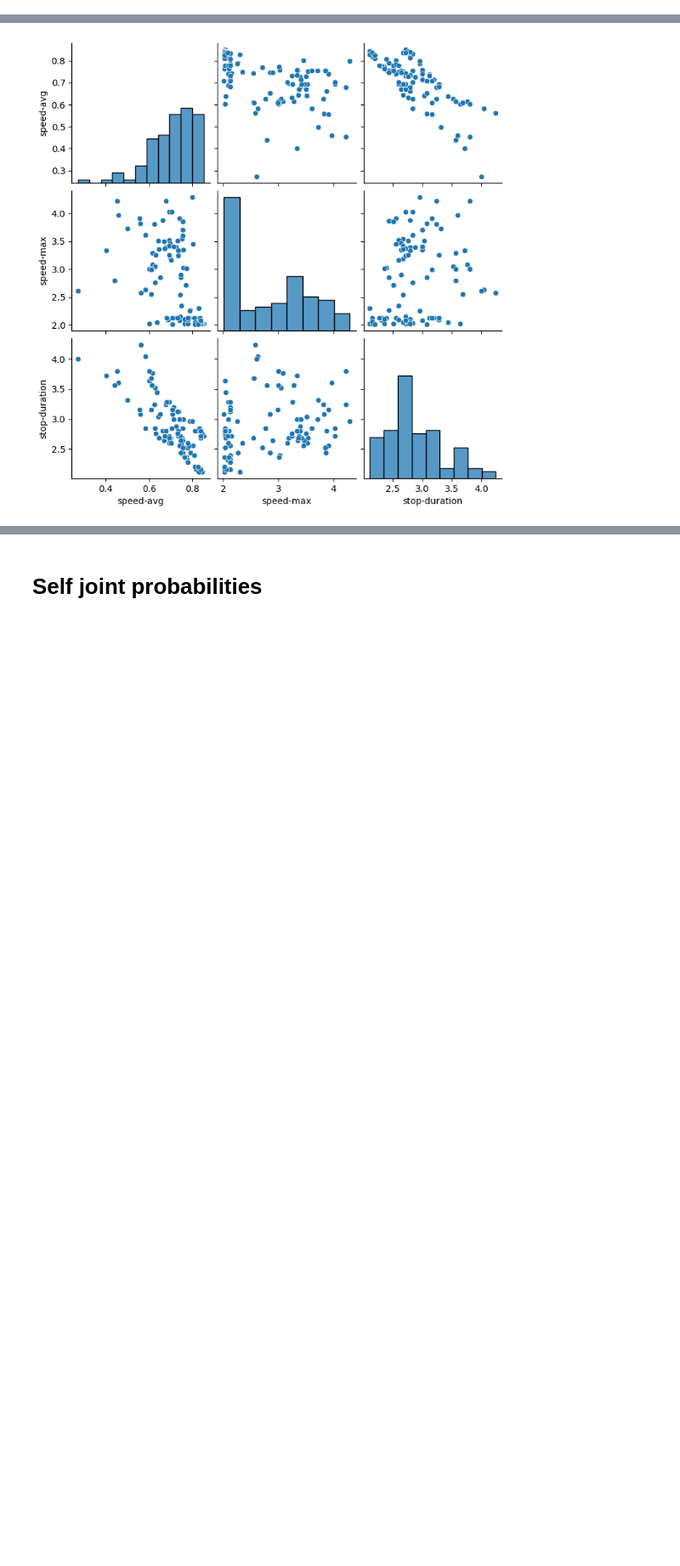
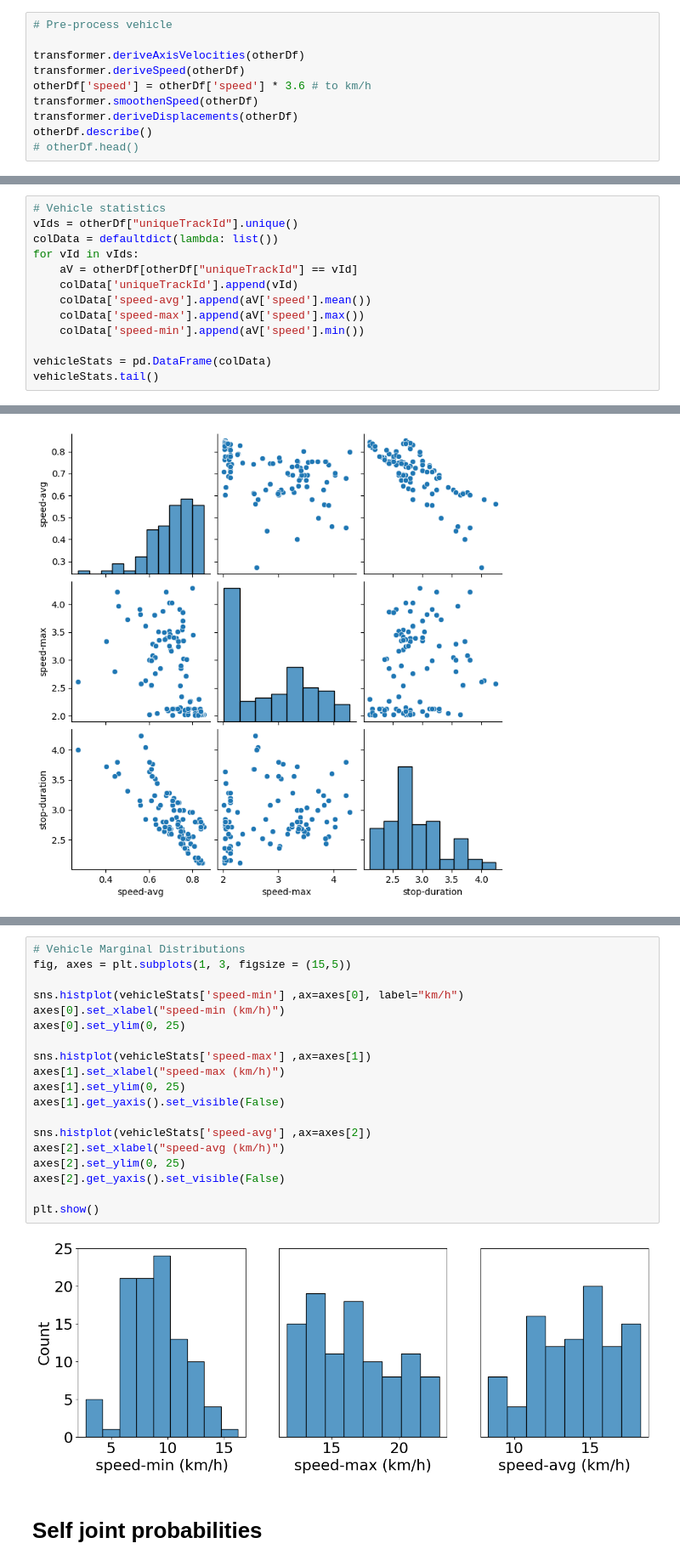
Before and after one commit to adhocmaster/TTI-dataset-tools, a Jupyter notebook: src/notebooks/ped-behavior-analysis.ipynb, the cells around one changed output, grey strips where cells are left out. Shown at 85% size. Cells and saved outputs as stored; diff of their text form; blank space fills up the shorter version.

```diff
--- a/src/notebooks/ped-behavior-analysis.ipynb
+++ b/src/notebooks/ped-behavior-analysis.ipynb
@@ -80,0 +126,10 @@ pedDf.head()
+# %%
+# Pre-process vehicle
+
+transformer.deriveAxisVelocities(otherDf)
+transformer.deriveSpeed(otherDf)
+otherDf['speed'] = otherDf['speed'] * 3.6 # to km/h
+transformer.smoothenSpeed(otherDf)
+transformer.deriveDisplacements(otherDf)
+otherDf.describe()
+# otherDf.head()
@@ -225,3 +291,16 @@ pedStats.head()
 | 2 | 3000453 | 0.817739 | 2.114786 | 0.0 | 2.16 |
 | 3 | 4000456 | 0.669920 | 3.499209 | 0.0 | 2.64 |
 | 4 | 5000459 | 0.752669 | 3.539347 | 0.0 | 2.68 |
+# %%
+# Vehicle statistics
+vIds = otherDf["uniqueTrackId"].unique()
+colData = defaultdict(lambda: list())
+for vId in vIds:
+    aV = otherDf[otherDf["uniqueTrackId"] == vId]
+    colData['uniqueTrackId'].append(vId)
+    colData['speed-avg'].append(aV['speed'].mean())
+    colData['speed-max'].append(aV['speed'].max())
+    colData['speed-min'].append(aV['speed'].min())
+
+vehicleStats = pd.DataFrame(colData)
+vehicleStats.tail()
@@ -258,2 +350,23 @@ plt.show()
+# %%
+# Vehicle Marginal Distributions
+fig, axes = plt.subplots(1, 3, figsize = (15,5))
+
+sns.histplot(vehicleStats['speed-min'] ,ax=axes[0], label="km/h")
+axes[0].set_xlabel("speed-min (km/h)")
+axes[0].set_ylim(0, 25)
+
+sns.histplot(vehicleStats['speed-max'] ,ax=axes[1])
+axes[1].set_xlabel("speed-max (km/h)")
+axes[1].set_ylim(0, 25)
+axes[1].get_yaxis().set_visible(False)
+
+sns.histplot(vehicleStats['speed-avg'] ,ax=axes[2])
+axes[2].set_xlabel("speed-avg (km/h)")
+axes[2].set_ylim(0, 25)
+axes[2].get_yaxis().set_visible(False)
+
+plt.show()
+# %% [output]
+[figure, added]
 # %% [markdown]
 # Self joint probabilities
```
Also changed, not shown: parts of 23 cells of this notebook, 2 other files.
